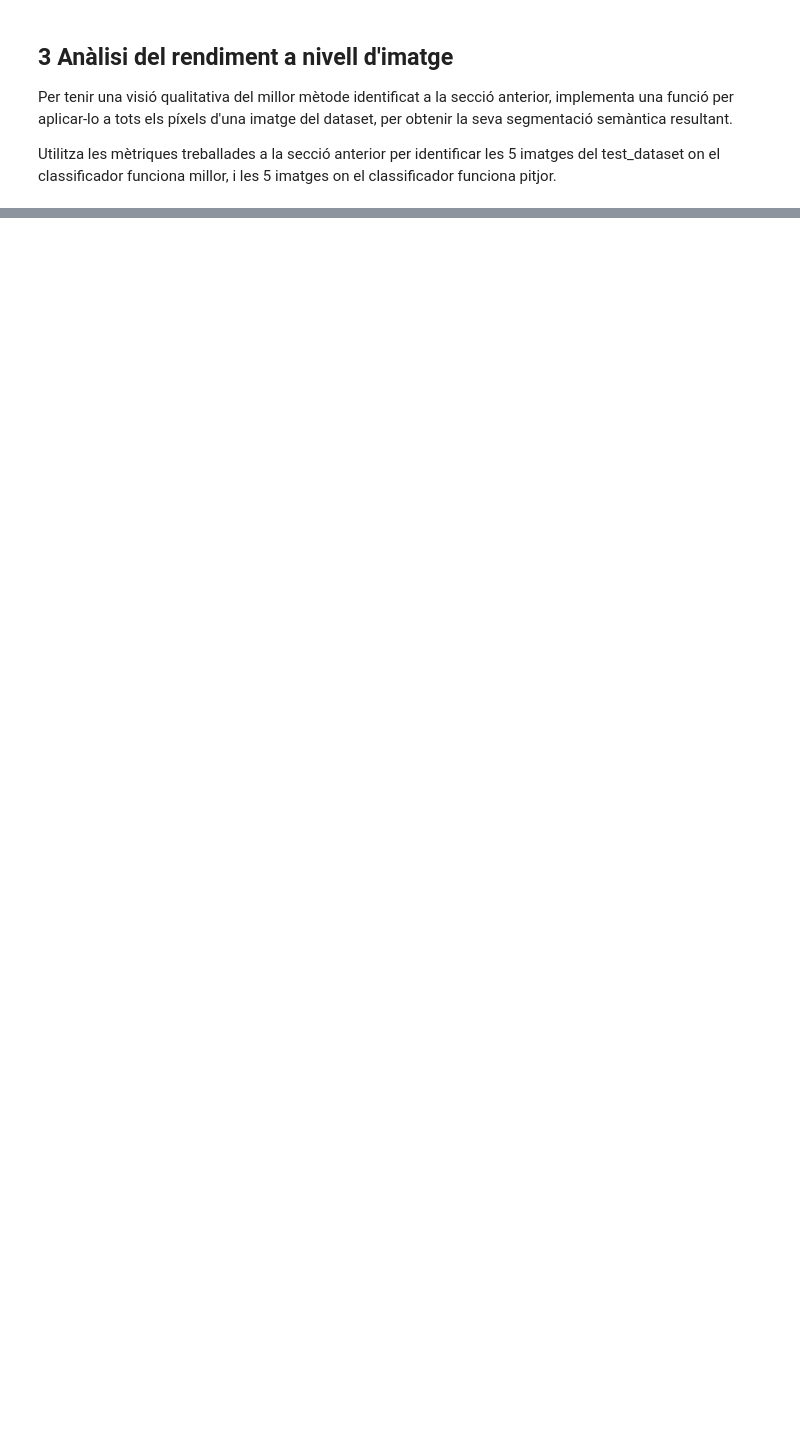
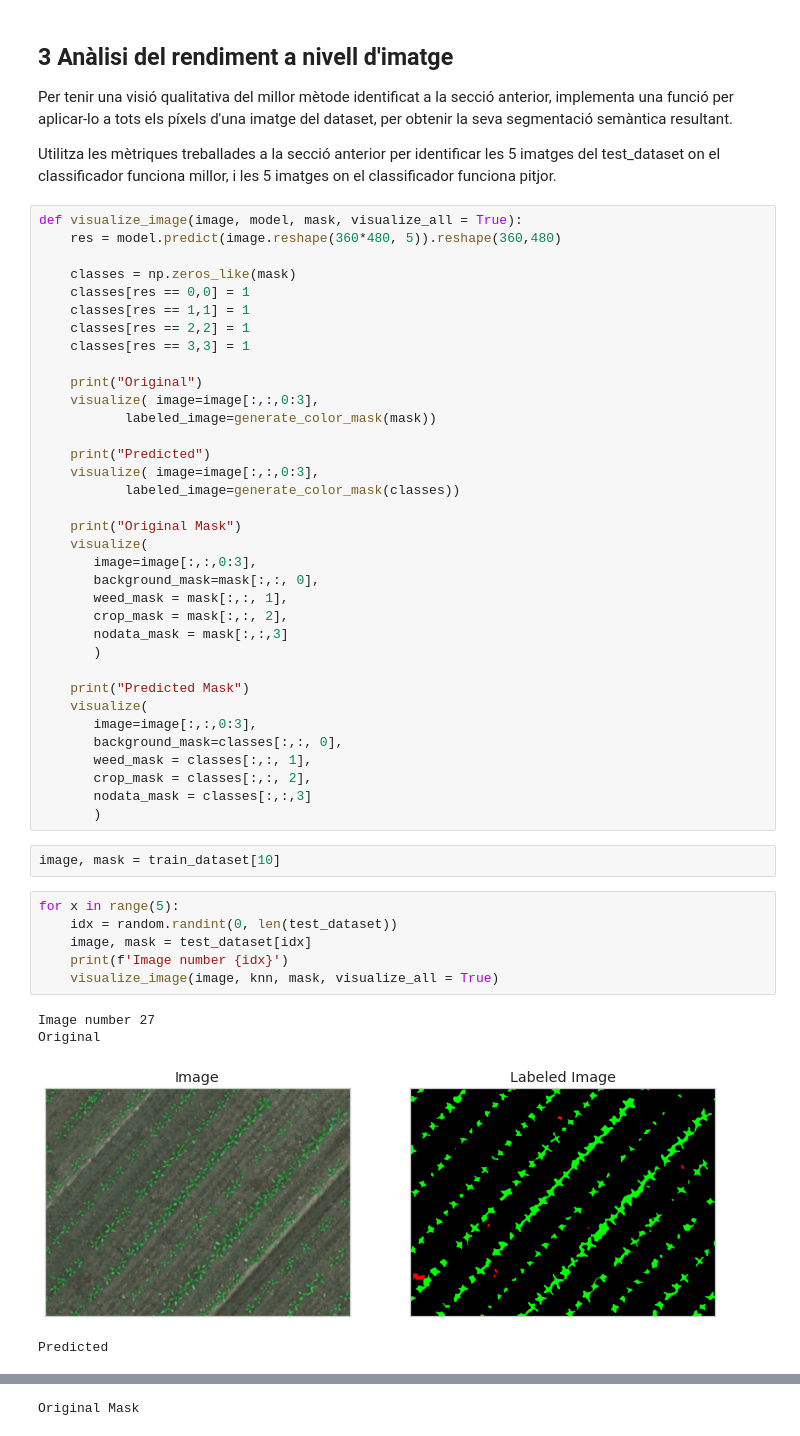
Before and after one commit to Stebf-22/CV---Notebooks, a Jupyter notebook: Practica05/prac05-part1.ipynb, the cells around one changed output, grey strips where cells are left out. Drawn from its saved outputs; the diff is of its cells as text; blank space fills up the shorter version.

```diff
--- a/Practica05/prac05-part1.ipynb
+++ b/Practica05/prac05-part1.ipynb
@@ -486,3 +608,51 @@ knn.boxplots(5)
 Per tenir una visió qualitativa del millor mètode identificat a la secció anterior, implementa una funció per aplicar-lo a tots els píxels d'una imatge del dataset, per obtenir la seva segmentació semàntica resultant.
 
 Utilitza les mètriques treballades a la secció anterior per identificar les 5 imatges del test_dataset on el classificador funciona millor, i les 5 imatges on el classificador funciona pitjor.
+# %%
+def visualize_image(image, model, mask, visualize_all = True):
+    res = model.predict(image.reshape(360*480, 5)).reshape(360,480)
+
+    classes = np.zeros_like(mask)
+    classes[res == 0,0] = 1
+    classes[res == 1,1] = 1
+    classes[res == 2,2] = 1
+    classes[res == 3,3] = 1
+
+    print("Original")
+    visualize( image=image[:,:,0:3],
+           labeled_image=generate_color_mask(mask))
+
+    print("Predicted")
+    visualize( image=image[:,:,0:3],
+           labeled_image=generate_color_mask(classes))
+
+    print("Original Mask")
+    visualize(
+       image=image[:,:,0:3],
+       background_mask=mask[:,:, 0],
+       weed_mask = mask[:,:, 1],
+       crop_mask = mask[:,:, 2],
+       nodata_mask = mask[:,:,3]
+       )
+
+    print("Predicted Mask")
+    visualize(
+       image=image[:,:,0:3],
+       background_mask=classes[:,:, 0],
+       weed_mask = classes[:,:, 1],
+       crop_mask = classes[:,:, 2],
+       nodata_mask = classes[:,:,3]
+       )
+# %%
+image, mask = train_dataset[10]
+# %%
+for x in range(5):
+    idx = random.randint(0, len(test_dataset))
+    image, mask = test_dataset[idx]
+    print(f'Image number {idx}')
+    visualize_image(image, knn, mask, visualize_all = True)
+# %% [output]
+Image number 27
+Original
+[figure, added]
+Predicted
@@ -488,0 +660 @@ Utilitza les mètriques treballades a la secció anterior per identificar les 5
+Original Mask
```
Also changed, not shown: parts of 25 cells of this notebook, 4 other files.
